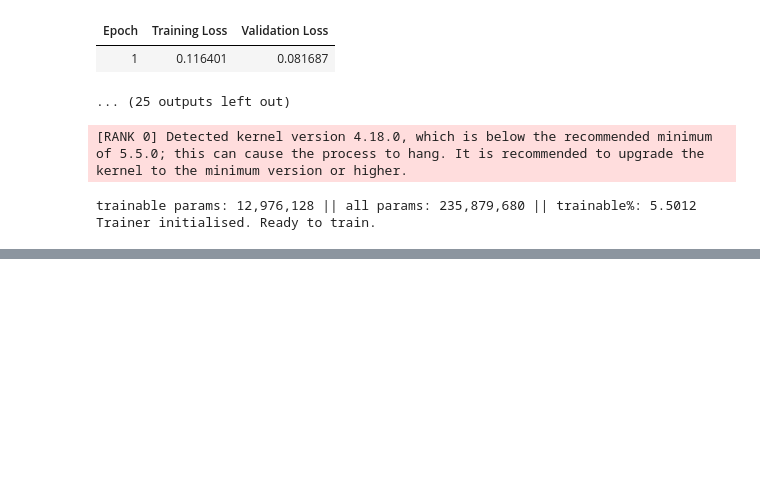
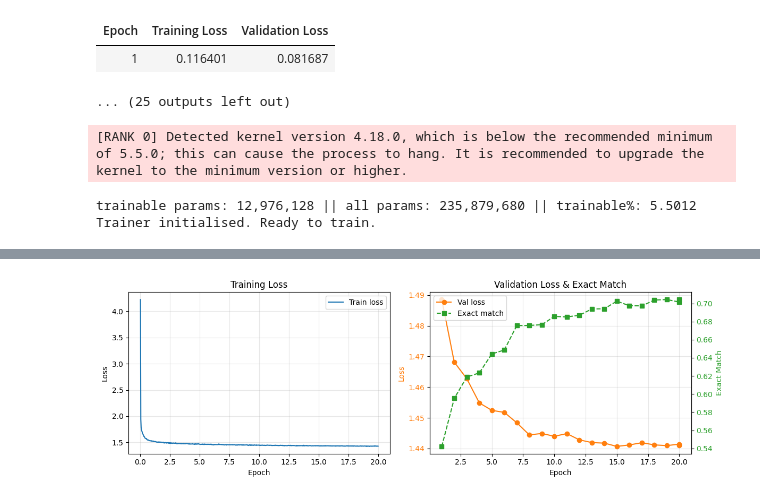
Before and after one commit to srijareddyk/NL2SQL, a Jupyter notebook: training.ipynb, the cells around one changed output, grey strips where cells are left out. Cells and saved outputs as stored; diff of their text form; code cells hidden in the pictures; blank space fills up the shorter version.

```diff
--- a/training.ipynb
+++ b/training.ipynb
@@ -348,9 +362,7 @@ print('Saved model artifacts to', OUTPUT_DIR)
 # %%
 import matplotlib.pyplot as plt
-import json
-OUTPUT_DIR = Path('checkpoints/run3')
-with open(OUTPUT_DIR / 'trainer_state.json') as f:
-    history = json.load(f)['log_history']
+
+history = trainer.state.log_history
 
 train_epochs      = [entry['epoch'] for entry in history if 'loss' in entry]
 train_losses      = [entry['loss']  for entry in history if 'loss' in entry]
@@ -361,6 +373,7 @@ eval_exact_match  = [entry.get('eval_exact_match') for entry in history if 'eval
 
 fig, axes = plt.subplots(1, 2, figsize=(12, 4))
 
+# --- Training loss ---
 axes[0].plot(train_epochs, train_losses, color='tab:blue', label='Train loss')
 axes[0].set_xlabel('Epoch')
 axes[0].set_ylabel('Loss')
@@ -368,35 +381,37 @@ axes[0].set_title('Training Loss')
 axes[0].legend(loc='upper right')
 axes[0].grid(True, alpha=0.3)
 
+# --- Validation loss + exact match ---
 if eval_epochs:
     axes[1].plot(eval_epochs, eval_losses, 'o-', color='tab:orange', label='Val loss')
     axes[1].set_xlabel('Epoch')
     axes[1].set_ylabel('Loss', color='tab:orange')
     axes[1].tick_params(axis='y', labelcolor='tab:orange')
     axes[1].grid(True, alpha=0.3)
 
     lines, labels = axes[1].get_legend_handles_labels()
 
     if any(m is not None for m in eval_exact_match):
         ax2 = axes[1].twinx()
         ax2.plot(eval_epochs, eval_exact_match, 's--', color='tab:green', label='Exact match')
         ax2.set_ylabel('Exact Match', color='tab:green')
         ax2.tick_params(axis='y', labelcolor='tab:green')
         lines2, labels2 = ax2.get_legend_handles_labels()
-        lines+= lines2
-        labels+= labels2
+        lines  += lines2
+        labels += labels2
 
     axes[1].legend(lines, labels, loc='upper left')
     axes[1].set_title('Validation Loss & Exact Match')
 else:
     axes[1].set_visible(False)
 
 plt.tight_layout()
 plt.show()
 
 print(f'Final train loss: {train_losses[-1]:.4f}')
 if eval_losses:
     print(f'Final val loss: {eval_losses[-1]:.4f}')
 if eval_exact_match and eval_exact_match[-1] is not None:
     print(f'Final val exact match: {eval_exact_match[-1]:.4f}')
 # %% [output]
+[figure, added]
```
Also changed, not shown: parts of 3 cells of this notebook.
